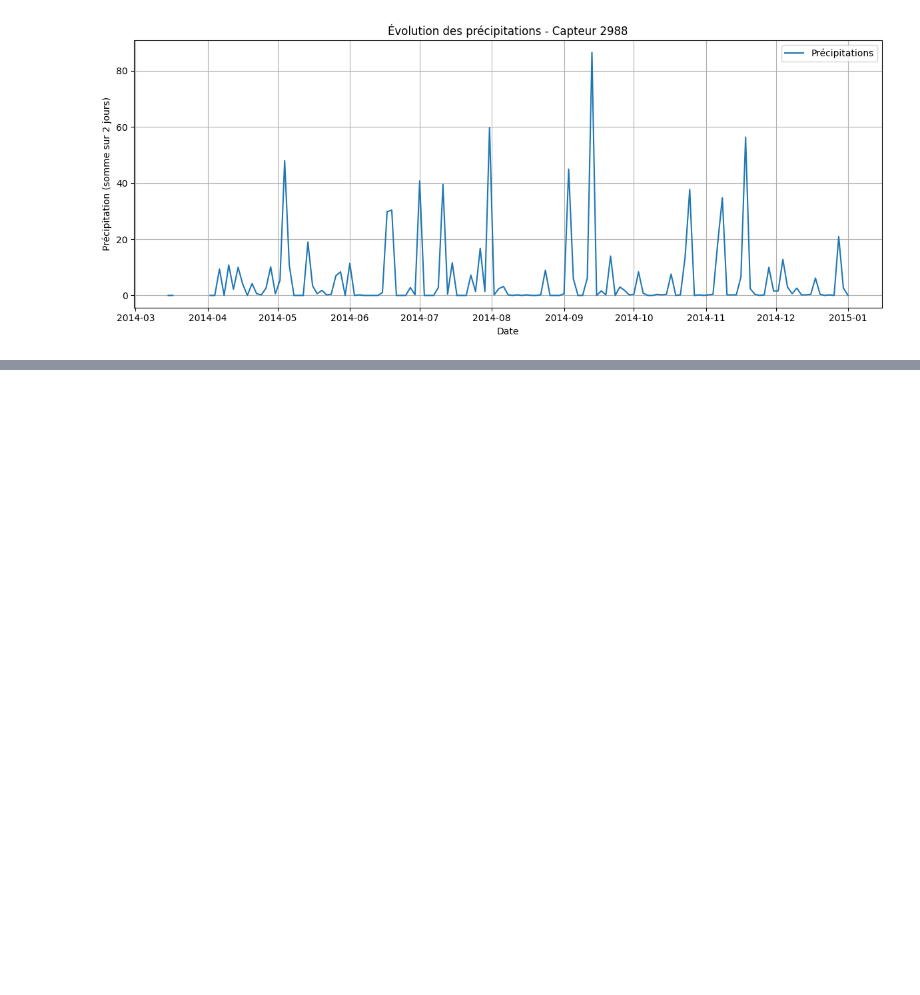
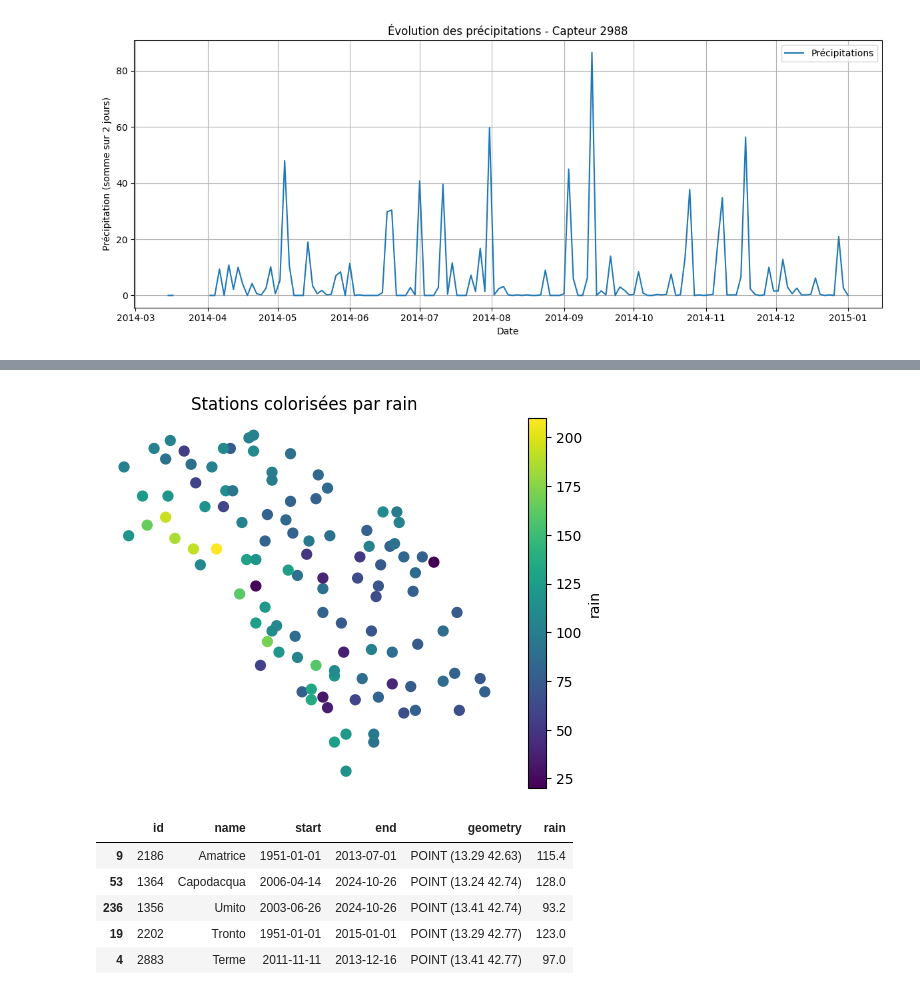
Before and after one commit to zwergon/pyslam, a Jupyter notebook: preprocessing/preprocessing.ipynb, the cells around one changed output, grey strips where cells are left out. Saved outputs shown, nothing was run; the diff lists cells and outputs as text; code cells hidden in the pictures; blank space fills up the shorter version.

```diff
--- a/preprocessing/preprocessing.ipynb
+++ b/preprocessing/preprocessing.ipynb
@@ -529,0 +608,12 @@ Colonnes : Index(['id', 'name', 'start', 'end', 'geometry'], dtype='object')
+# %%
+df_stations_1m = add_precipitation(client, df_stations_clip, delai="1m")
+draw_station_dataframe(df_stations_1m, 'rain')
+df_stations_1m.head()
+# %% [output]
+[figure, added]
+|  | id | name | start | end | geometry | rain |
+| 9 | 2186 | Amatrice | 1951-01-01 | 2013-07-01 | POINT (13.29 42.63) | 115.4 |
+| 53 | 1364 | Capodacqua | 2006-04-14 | 2024-10-26 | POINT (13.24 42.74) | 128.0 |
+| 236 | 1356 | Umito | 2003-06-26 | 2024-10-26 | POINT (13.41 42.74) | 93.2 |
+| 19 | 2202 | Tronto | 1951-01-01 | 2015-01-01 | POINT (13.29 42.77) | 123.0 |
+| 4 | 2883 | Terme | 2011-11-11 | 2013-12-16 | POINT (13.41 42.77) | 97.0 |
```
Also changed, not shown: parts of 13 cells of this notebook, 4 other files.
